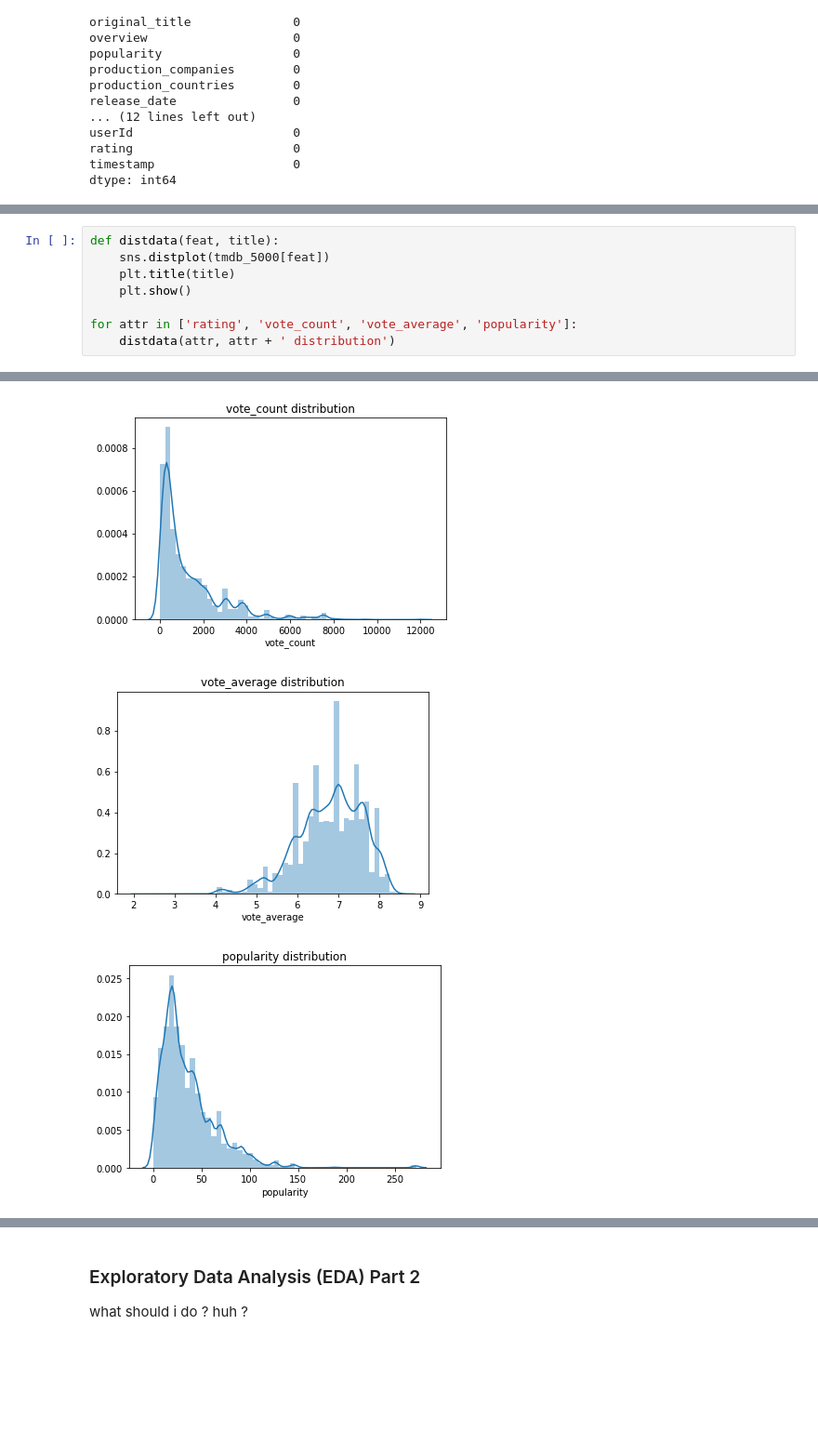
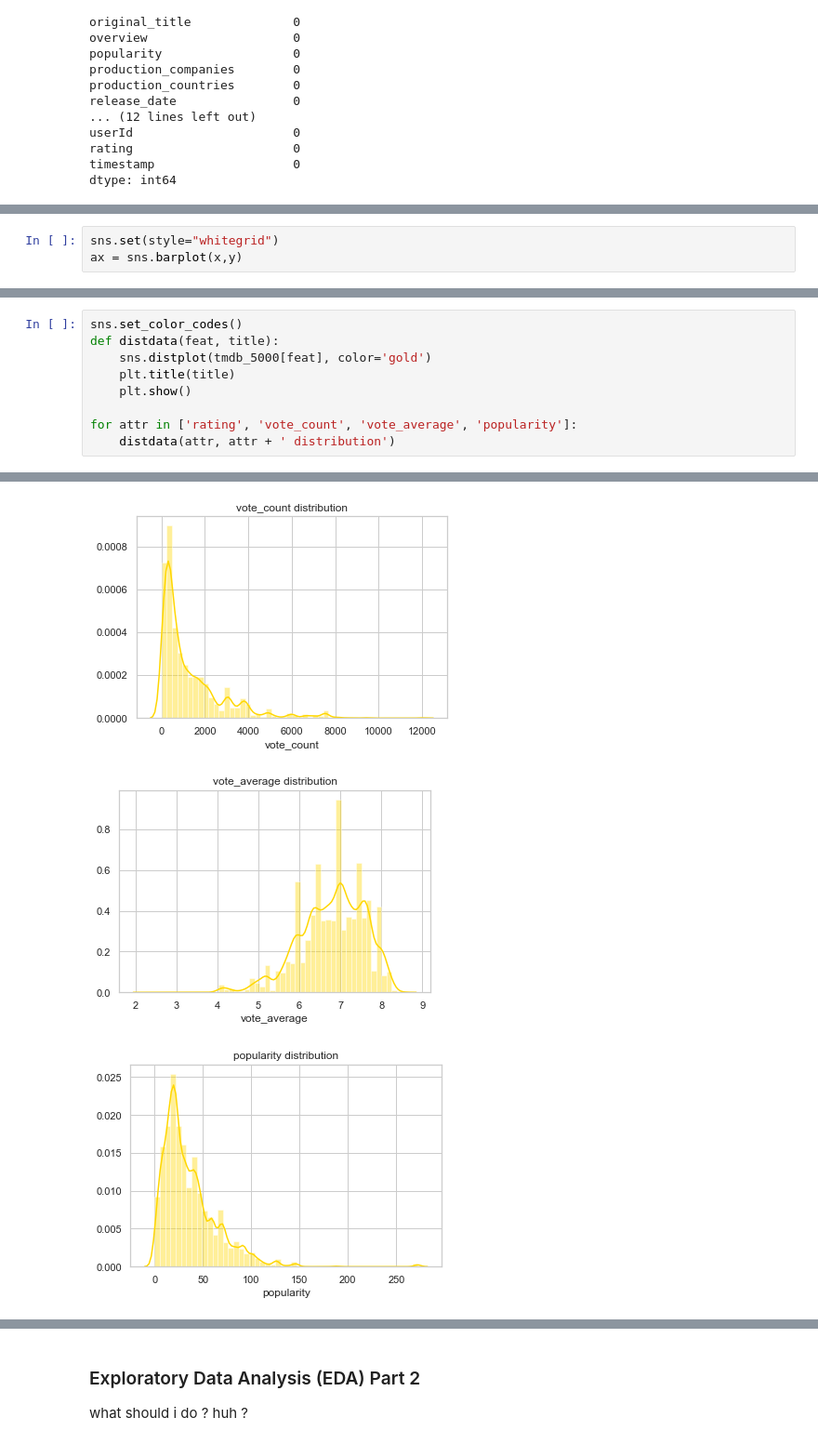
Before and after one commit to muame-amr/CF-Movie-Recommender-Notebook, a Jupyter notebook: Movie Recommender System.ipynb, the cells around one changed output, grey strips where cells are left out. Shown at 93% size. Cells and saved outputs as stored; diff of their text form; blank space fills up the shorter version.

```diff
--- a/Movie Recommender System.ipynb
+++ b/Movie Recommender System.ipynb
@@ -142,0 +156,3 @@ dtype: int64
+# %%
+sns.set(style="whitegrid")
+ax = sns.barplot(x,y)
@@ -143,6 +161,7 @@ dtype: int64
 # %%
+sns.set_color_codes()
 def distdata(feat, title):
-    sns.distplot(tmdb_5000[feat])
+    sns.distplot(tmdb_5000[feat], color='gold')
     plt.title(title)
     plt.show()
 
@@ -153,3 +172,3 @@ for attr in ['rating', 'vote_count', 'vote_average', 'popularity']:
-[figure, old version]
+[figure, new version]
-[figure, old version]
+[figure, new version]
-[figure, old version]
+[figure, new version]
```
Also changed, not shown: parts of 16 cells of this notebook, 1 other file.
